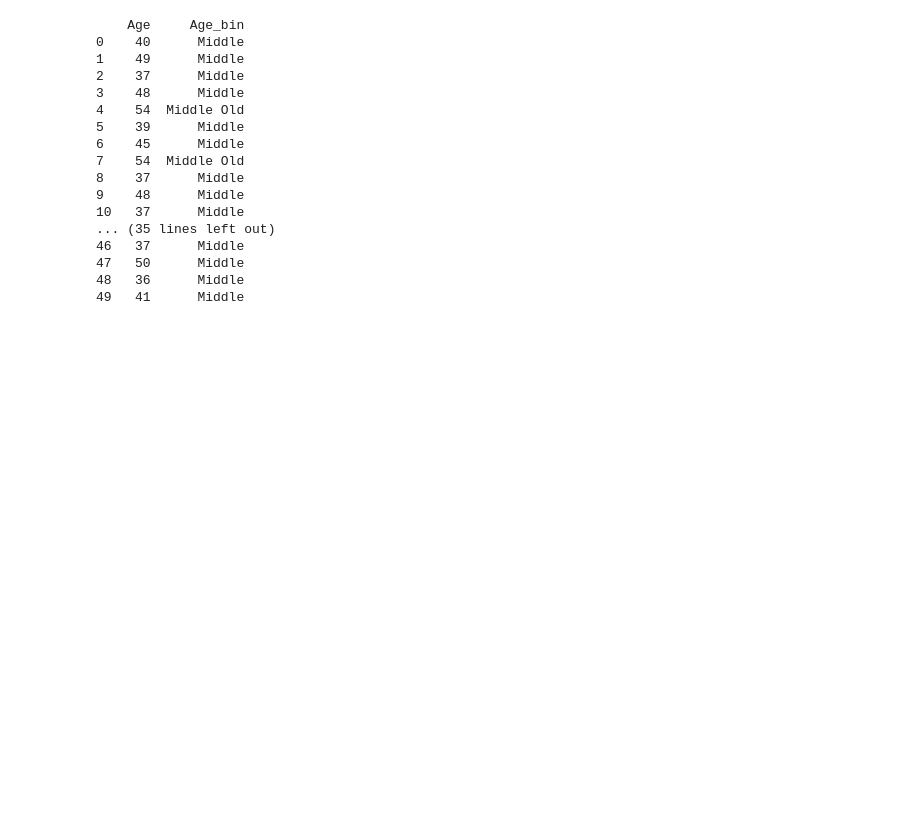
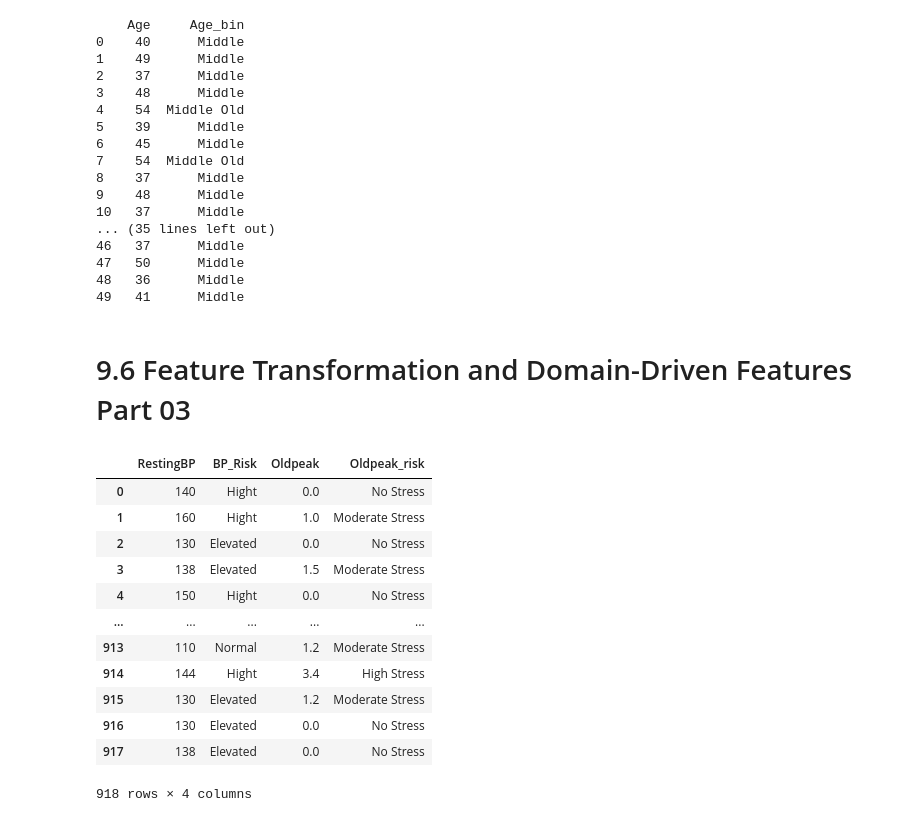
Before and after one commit to hijbullahx/AI-ML-with-phitron, a Jupyter notebook: 02_Machine_Learning/09/Data Preprocessing and Feature Engineering (Part 2).ipynb, the cells around one changed output. Saved outputs shown, nothing was run; the diff lists cells and outputs as text; code cells hidden in the pictures; blank space fills up the shorter version.

Commit message:
Feature Transformation and Domain-Driven Features Part 03

```diff
--- a/02_Machine_Learning/09/Data Preprocessing and Feature Engineering (Part 2).ipynb
+++ b/02_Machine_Learning/09/Data Preprocessing and Feature Engineering (Part 2).ipynb
@@ -195,3 +195,44 @@ print(df_heart_encoded[["Age", "Age_bin"]].head(50))
 47   50      Middle
 48   36      Middle
 49   41      Middle
+# %% [markdown]
+# 9.6 Feature Transformation and Domain-Driven Features Part 03
+# %%
+#Domain driven Risk Categories for RestingBP and Oldpeak
+
+def bp_risk(bp):
+  if bp < 120:
+    return "Normal"
+  elif bp < 140:
+    return "Elevated"
+  else:
+    return "Hight"
+
+def Oldpeak_risk(op):
+  if op ==0:
+    return "No Stress"
+  elif op < 2:
+    return "Moderate Stress"
+  else:
+    return "High Stress"
+
+#Apply to Datafra,e
+
+df_heart_encoded["BP_Risk"] = df_heart_encoded["RestingBP"].apply(bp_risk)
+df_heart_encoded["Oldpeak_risk"] = df_heart_encoded["Oldpeak"].apply(Oldpeak_risk)
+
+df_heart_encoded[["RestingBP", "BP_Risk", "Oldpeak", "Oldpeak_risk"]]
+# %% [output]
+|  | RestingBP | BP_Risk | Oldpeak | Oldpeak_risk |
+| 0 | 140 | Hight | 0.0 | No Stress |
+| 1 | 160 | Hight | 1.0 | Moderate Stress |
+| 2 | 130 | Elevated | 0.0 | No Stress |
+| 3 | 138 | Elevated | 1.5 | Moderate Stress |
+| 4 | 150 | Hight | 0.0 | No Stress |
+| ... | ... | ... | ... | ... |
+| 913 | 110 | Normal | 1.2 | Moderate Stress |
+| 914 | 144 | Hight | 3.4 | High Stress |
+| 915 | 130 | Elevated | 1.2 | Moderate Stress |
+| 916 | 130 | Elevated | 0.0 | No Stress |
+| 917 | 138 | Elevated | 0.0 | No Stress |
+918 rows × 4 columns
```
